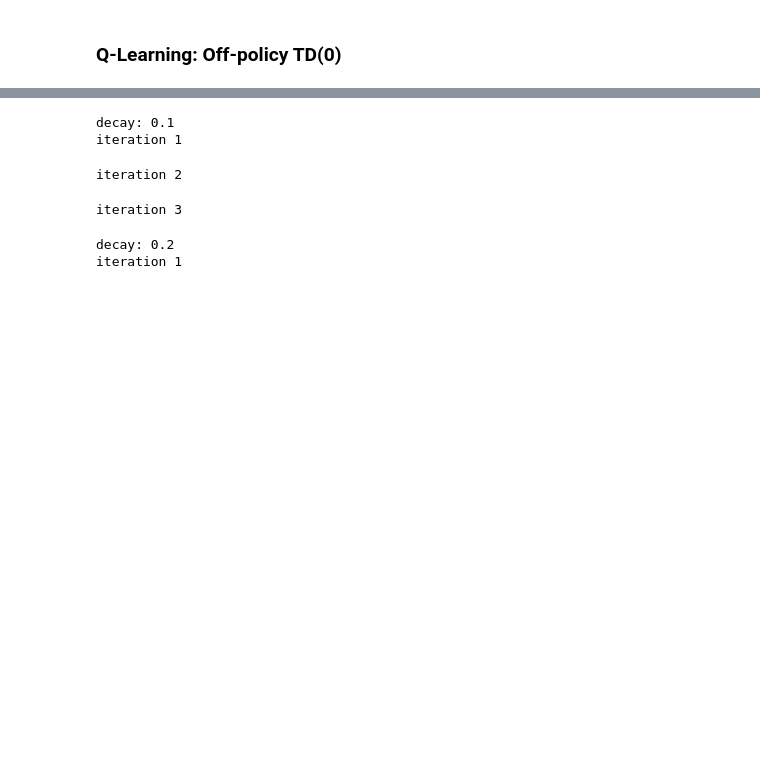
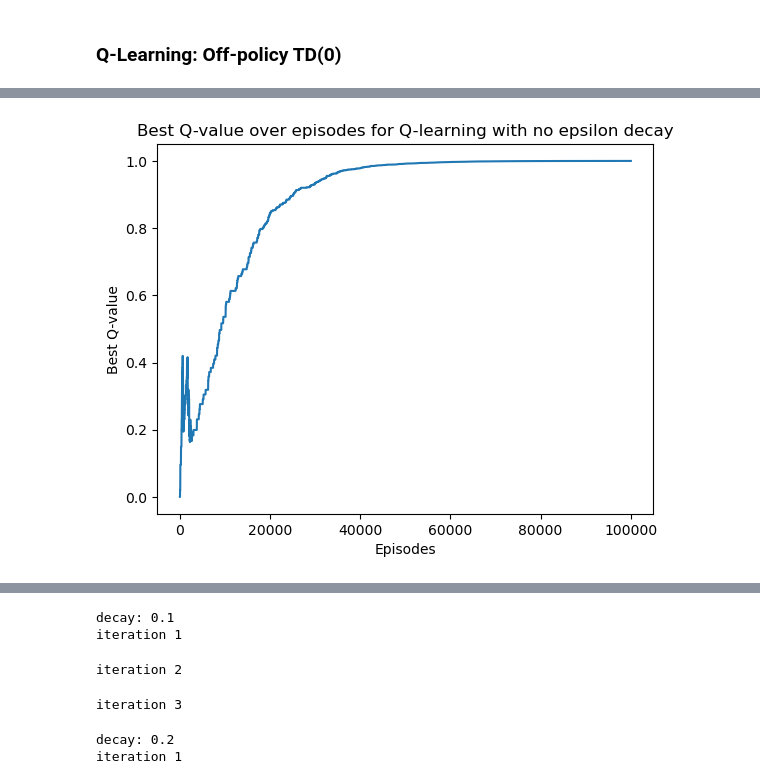
Before and after one commit to s0han24/tabular_rl_methods, a Jupyter notebook: nim_TD.ipynb, the cells around one changed output, grey strips where cells are left out. Cells and saved outputs as stored; diff of their text form; code cells hidden in the pictures; blank space fills up the shorter version.

```diff
--- a/nim_TD.ipynb
+++ b/nim_TD.ipynb
@@ -383,3 +419,11 @@ print(Q)
+# %%
+plt.plot(history)
+plt.xlabel('Episodes')
+plt.ylabel('Best Q-value')
+plt.title('Best Q-value over episodes for Q-learning with no epsilon decay')
+plt.show()
+# %% [output]
+[figure, added]
 # %%
 evaluate_using_fumbles(policy, Q)
 # %% [output]
```
Also changed, not shown: parts of 59 cells of this notebook, 1 other file.
